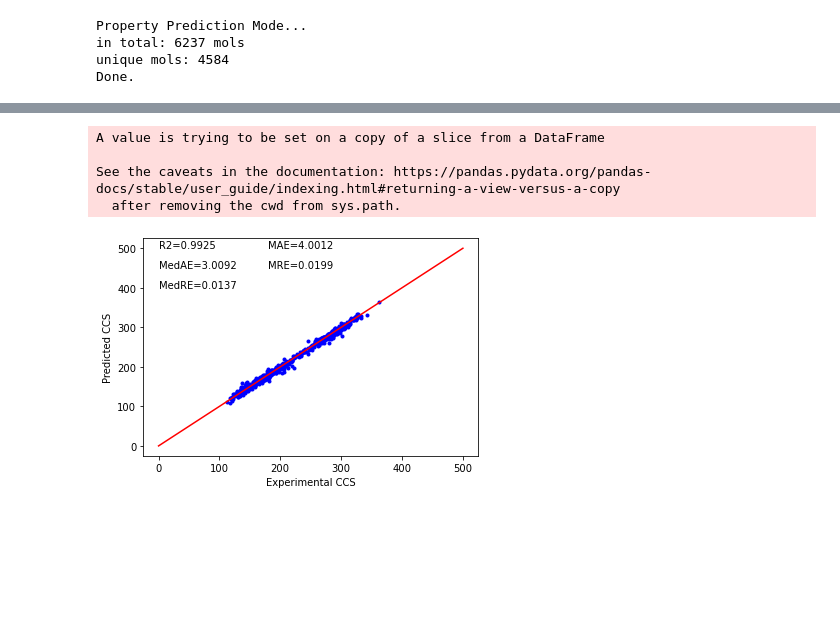
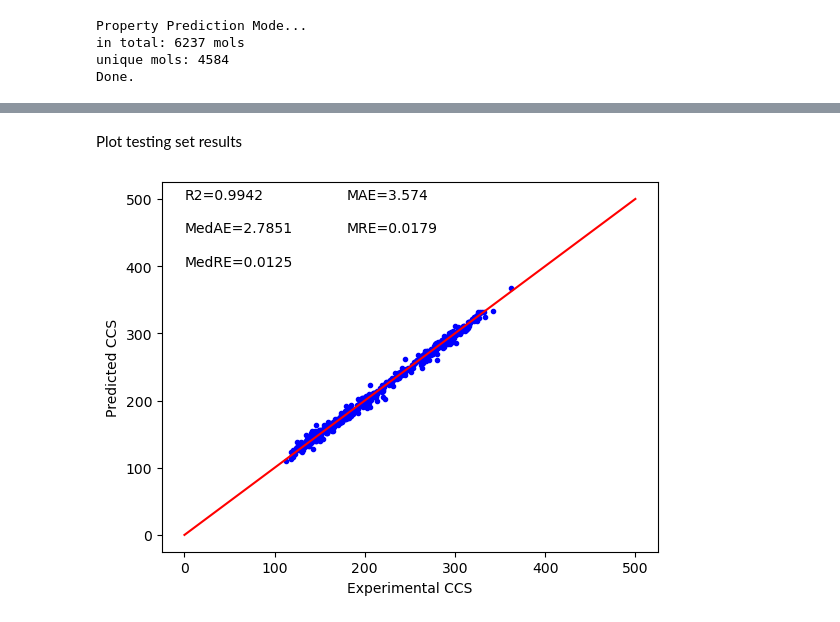
Before and after one commit to tingxiecsu/GraphCCS, a Jupyter notebook: test.ipynb, the cells around one changed output, grey strips where cells are left out. Saved outputs shown, nothing was run; the diff lists cells and outputs as text; code cells hidden in the pictures; blank space fills up the shorter version.

```diff
--- a/test.ipynb
+++ b/test.ipynb
@@ -50,18 +12,0 @@ def data_process(X = None, y=None,Adduct=None,frac = [0.8, 0.1, 0.1], random_see
-# %%
-def test_plot(res,config):
-    r2 = r2_score(res['Label'], res['predict'])
-    mae = mean_absolute_error(res['Label'], res['predict'])
-    medae = median_absolute_error(res['Label'], res['predict'])
-    rmae = np.mean(np.abs(res['Label'] - res['predict']) / res['Label']) * 100
-    median_re = np.median(np.abs(res['Label'] - res['predict']) / res['Label'])
-    mean_re=np.mean(np.abs(res['Label'] - res['predict']) / res['Label'])
-    plt.plot(res ['Label'], res['predict'], '.', color = 'blue')
-    plt.plot([0,500], [0,500], color ='red')
-    plt.ylabel('Predicted CCS')
-    plt.xlabel('Experimental CCS')
-    plt.text(0,500, 'R2='+str(round(r2,4)), fontsize=10)
-    plt.text(180,500,'MAE='+str(round(mae,4)),fontsize=10)
-    plt.text(0, 450, 'MedAE='+str(round(medae,4)), fontsize=10)
-    plt.text(180, 450, 'MRE='+str(round(mean_re,4)), fontsize=10)
-    plt.text(0, 400, 'MedRE='+str(round(median_re,4)), fontsize=10)
-    plt.show()
@@ -107,14 +55,10 @@ Testing MSE: 29.498354704060144 , Pearson Correlation: 0.996269284617899 with p-
+# %% [markdown]
+Plot testing set results
 # %%
 test['predict']=''
 a=list(np.load(config['result_folder'] +'DGL_GCN_logits.npy'))
 for i in range(len(test['SMILES'])):
-    test['predict'][i]=a[i]
+    test.loc[i,'predict']=a[i]
+test_plot(test,config)
 # %% [output]
-A value is trying to be set on a copy of a slice from a DataFrame
-
-See the caveats in the documentation: https://pandas.pydata.org/pandas-docs/stable/user_guide/indexing.html#returning-a-view-versus-a-copy
-  after removing the cwd from sys.path.
+[figure, added]
-# %%
-test_plot(test,config)
-# %% [output]
-[figure, removed]
```
Also changed, not shown: parts of 10 cells of this notebook.
